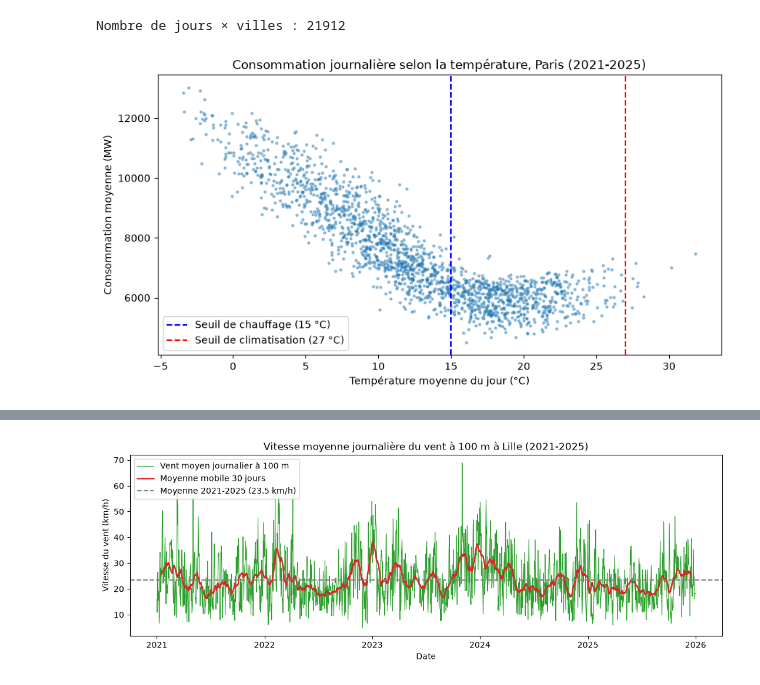
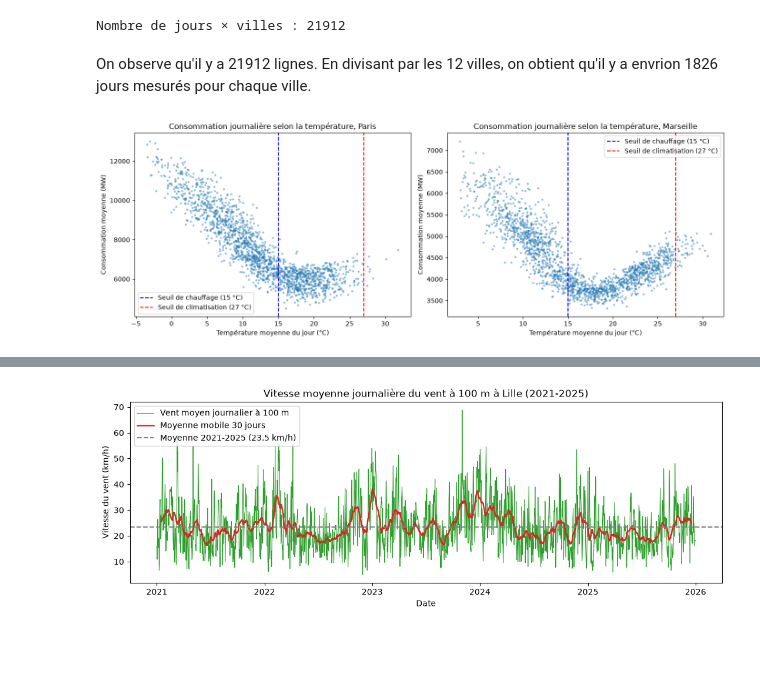
Before and after one commit to Cherif-git-code/Projet-Python-2026-2027, a Jupyter notebook: Rendu_final.ipynb, the cells around one changed output, grey strips where cells are left out. Cells and saved outputs as stored; diff of their text form; code cells hidden in the pictures; blank space fills up the shorter version.

Commit message:
Commentaires consommation, solaire et nucléaire

```diff
--- a/Rendu_final.ipynb
+++ b/Rendu_final.ipynb
@@ -300,21 +300,29 @@ conso_jour = (donnees
 print("Nombre de jours × villes : " + str(len(conso_jour)))
 # %% [output]
 Nombre de jours × villes : 21912
+# %% [markdown]
+On observe qu'il y a 21912 lignes. En divisant par les 12 villes, on obtient qu'il y a envrion 1826 jours mesurés pour chaque ville.
 # %%
 import matplotlib.pyplot as plt
 from src.meteo import SEUIL_FROID, SEUIL_CHAUD
 
-ville = "paris"
-d = conso_jour[conso_jour["ville"] == ville]
+villes = ["paris", "marseille"]
 
-fig, ax = plt.subplots(figsize=(10, 5))
-ax.scatter(d["temperature_2m"], d["consommation"], s=5, alpha=0.4)
-ax.axvline(SEUIL_FROID, color="blue", linestyle="--", label="Seuil de chauffage (" + str(SEUIL_FROID) + " °C)")
-ax.axvline(SEUIL_CHAUD, color="red", linestyle="--", label="Seuil de climatisation (" + str(SEUIL_CHAUD) + " °C)")
-ax.set_title("Consommation journalière selon la température, " + ville.capitalize() + " (2021-2025)")
-ax.set_xlabel("Température moyenne du jour (°C)")
-ax.set_ylabel("Consommation moyenne (MW)")
-ax.legend()
+# 1 ligne, 2 colonnes : axes est une liste de 2 graphiques
+fig, axes = plt.subplots(1, 2, figsize=(14, 5))
+
+# zip associe chaque ville à son graphique : (paris, axes[0]), (marseille, axes[1])
+for ville, ax in zip(villes, axes):
+    d = conso_jour[conso_jour["ville"] == ville]
+    ax.scatter(d["temperature_2m"], d["consommation"], s=5, alpha=0.4)
+    ax.axvline(SEUIL_FROID, color="blue", linestyle="--", label="Seuil de chauffage (" + str(SEUIL_FROID) + " °C)")
+    ax.axvline(SEUIL_CHAUD, color="red", linestyle="--", label="Seuil de climatisation (" + str(SEUIL_CHAUD) + " °C)")
+    ax.set_title("Consommation journalière selon la température, " + ville.capitalize())
+    ax.set_xlabel("Température moyenne du jour (°C)")
+    ax.set_ylabel("Consommation moyenne (MW)")
+    ax.legend()
+
+plt.tight_layout()   # évite que les titres et les axes se chevauchent
 plt.show()
 # %% [output]
-[figure, old version]
+[figure, new version]
```
Also changed, not shown: parts of 11 cells of this notebook.
